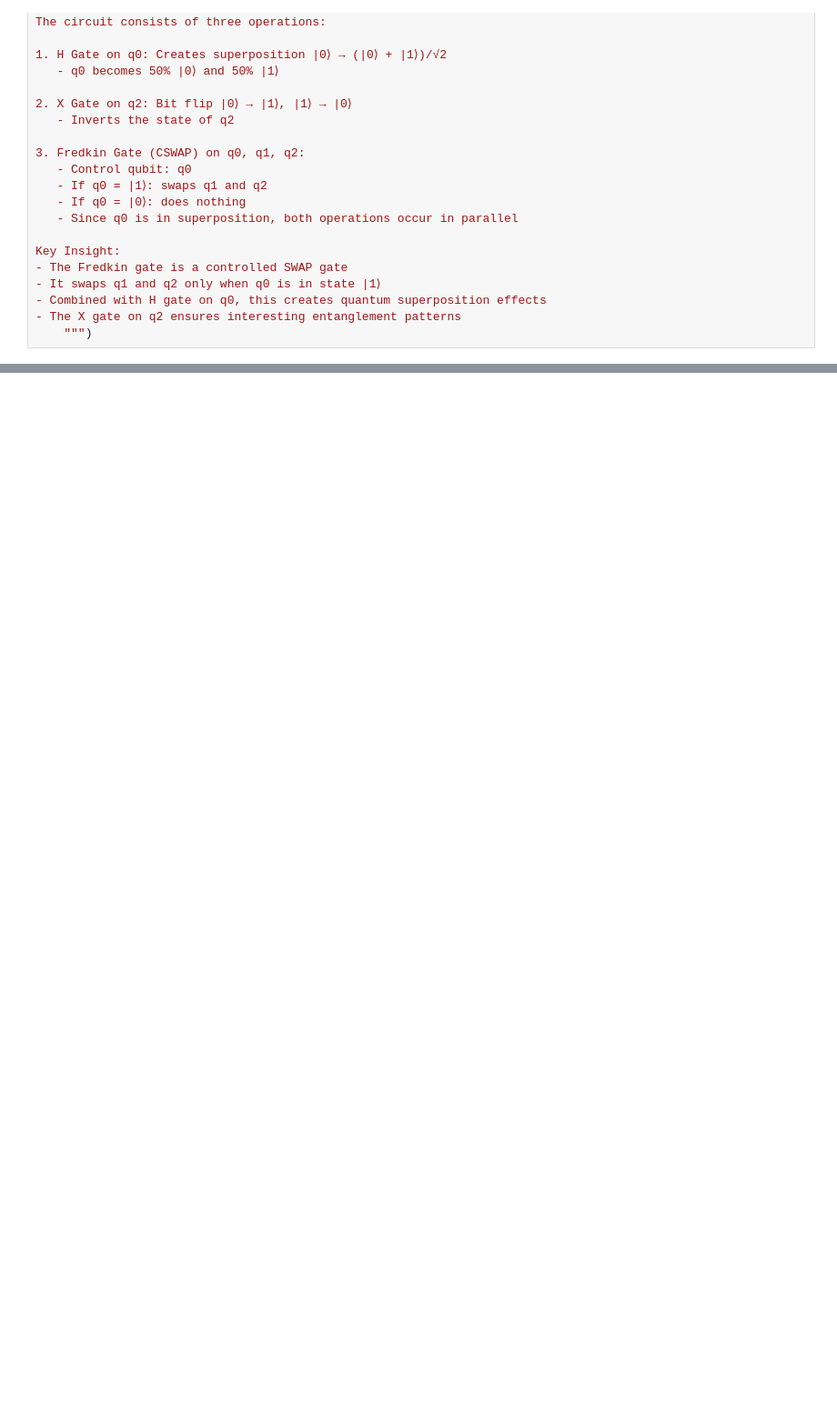
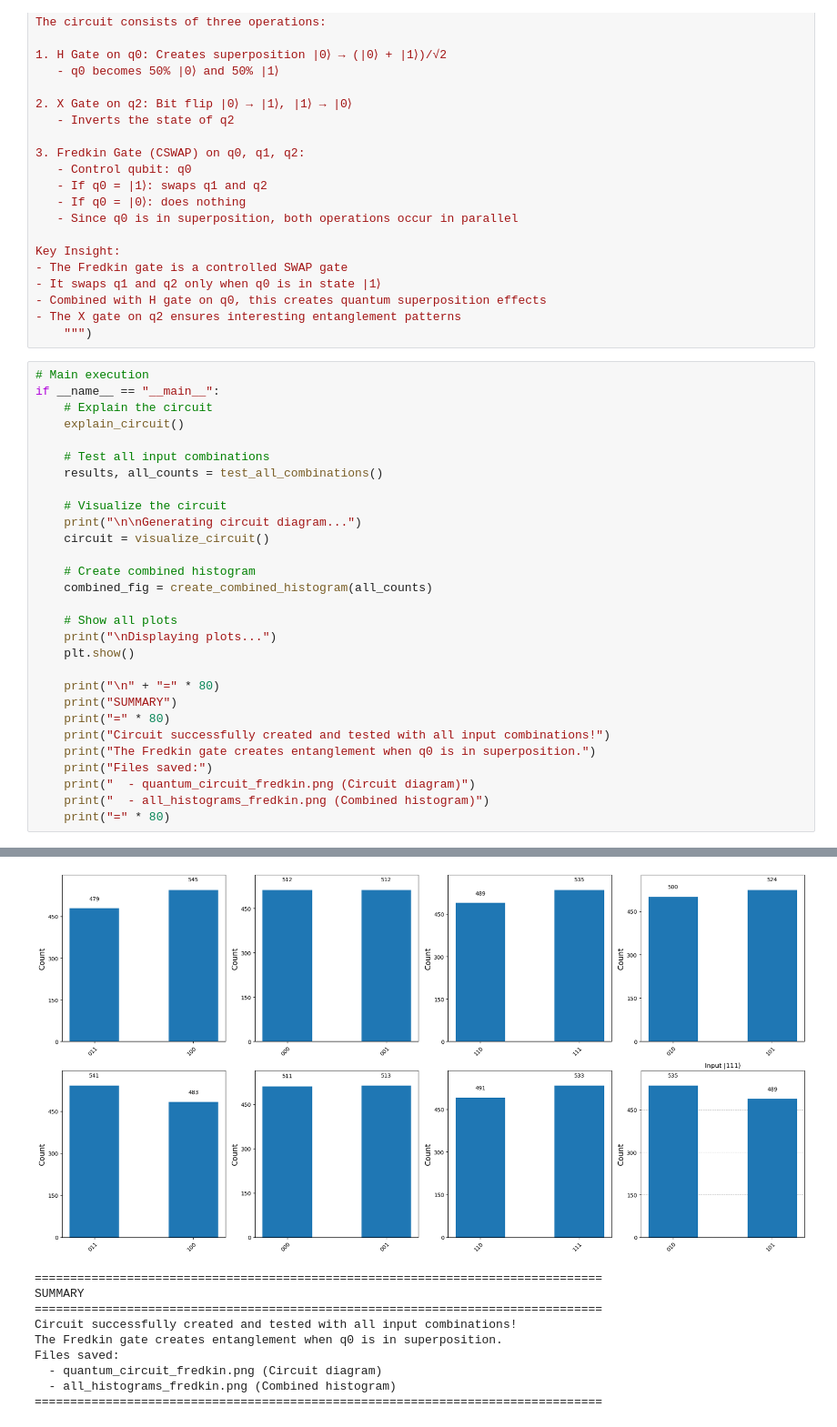
Before and after one commit to Abhijith-E/QuantumComputing, a Jupyter notebook: Q2.ipynb, the cells around one changed output, grey strips where cells are left out. Shown: that part at 91% size. Cells and saved outputs as stored; diff of their text form; blank space fills up the shorter version.

```diff
--- a/Q2.ipynb
+++ b/Q2.ipynb
@@ -165,3 +165,33 @@ Key Insight:
 - Combined with H gate on q0, this creates quantum superposition effects
 - The X gate on q2 ensures interesting entanglement patterns
     """)
+# %%
+# Main execution
+if __name__ == "__main__":
+    # Explain the circuit
+    explain_circuit()
+
+    # Test all input combinations
+    results, all_counts = test_all_combinations()
+
+    # Visualize the circuit
+    print("\n\nGenerating circuit diagram...")
+    circuit = visualize_circuit()
+
+    # Create combined histogram
+    combined_fig = create_combined_histogram(all_counts)
+
+    # Show all plots
+    print("\nDisplaying plots...")
+    plt.show()
+
+    print("\n" + "=" * 80)
+    print("SUMMARY")
+    print("=" * 80)
+    print("Circuit successfully created and tested with all input combinations!")
+    print("The Fredkin gate creates entanglement when q0 is in superposition.")
+    print("Files saved:")
+    print("  - quantum_circuit_fredkin.png (Circuit diagram)")
+    print("  - all_histograms_fredkin.png (Combined histogram)")
+    print("=" * 80)
+# %% [output]
@@ -167,0 +215,10 @@ Key Insight:
+[figure, added]
+================================================================================
+SUMMARY
+================================================================================
+Circuit successfully created and tested with all input combinations!
+The Fredkin gate creates entanglement when q0 is in superposition.
+Files saved:
+  - quantum_circuit_fredkin.png (Circuit diagram)
+  - all_histograms_fredkin.png (Combined histogram)
+================================================================================
```
Also changed, not shown: parts of 1 cell of this notebook, 2 other files.
